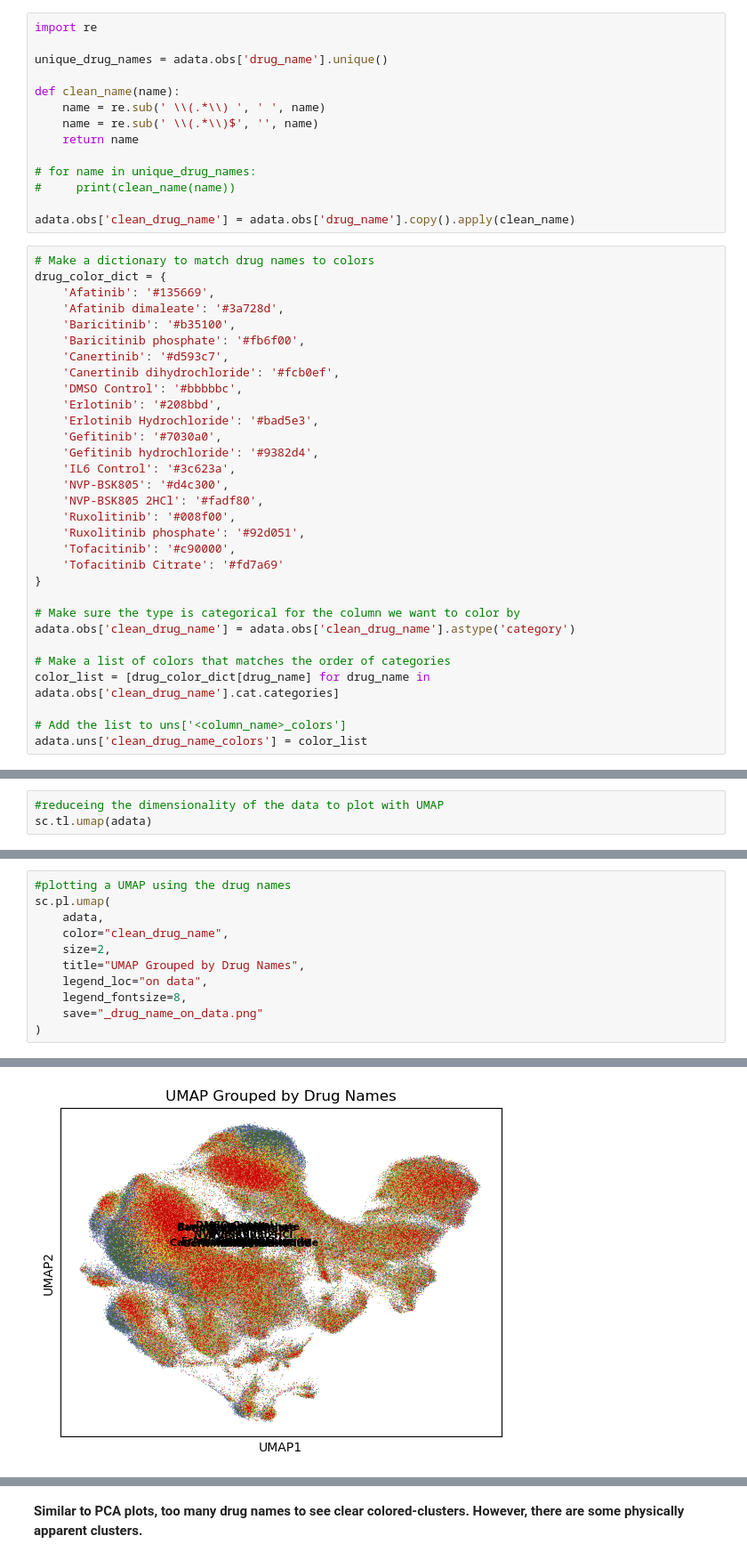
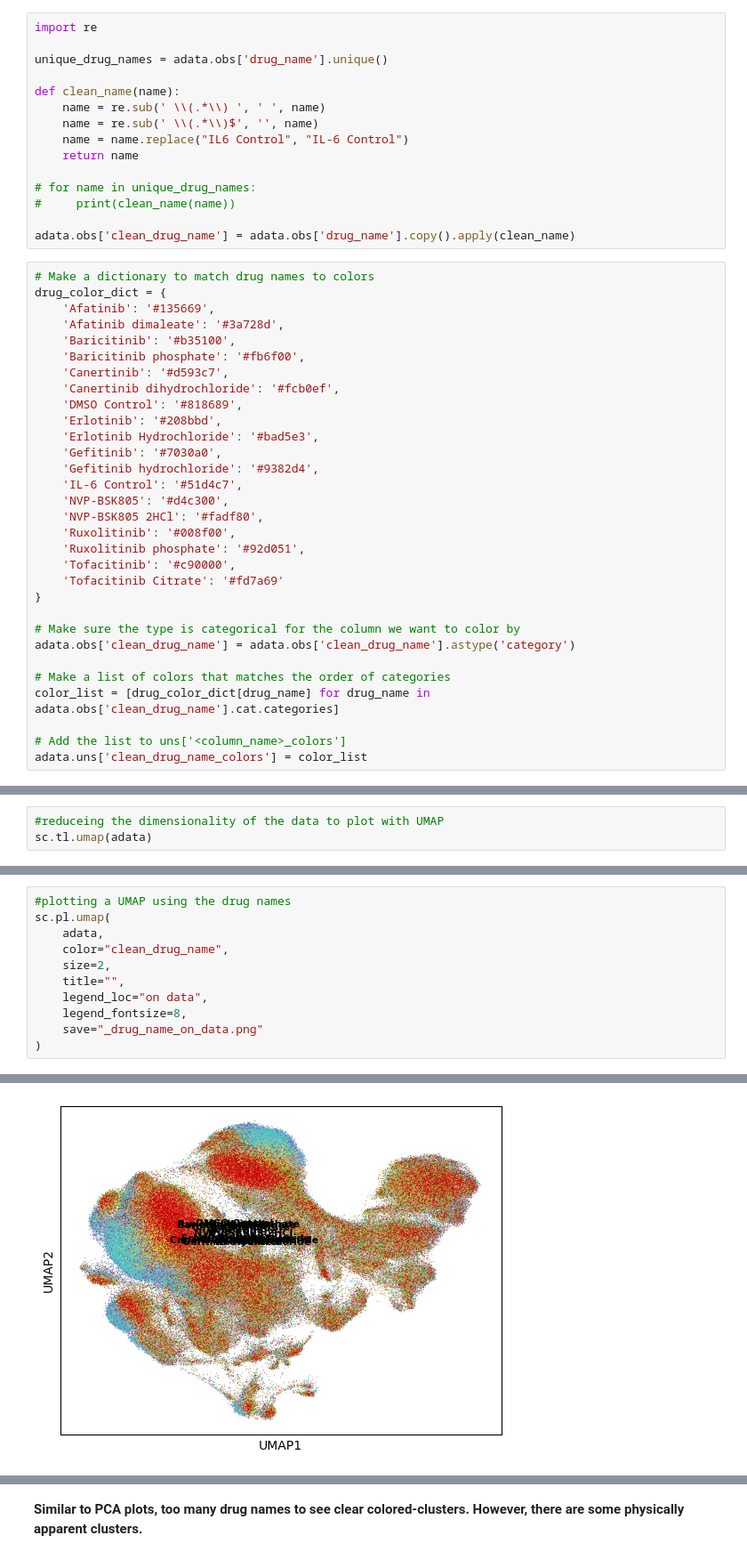
Before and after one commit to coreancutie/JAK-STAT, a Jupyter notebook: data_exploration/data_exp_filtering_PCA_UMAP_CC.ipynb, the cells around one changed output, grey strips where cells are left out. Shown at 89% size. Drawn from its saved outputs; the diff is of its cells as text.

Commit message:
updating IL-6 name and color matches for controls for figures in poster

```diff
--- a/data_exploration/data_exp_filtering_PCA_UMAP_CC.ipynb
+++ b/data_exploration/data_exp_filtering_PCA_UMAP_CC.ipynb
@@ -122,6 +122,7 @@ unique_drug_names = adata.obs['drug_name'].unique()
 def clean_name(name):
     name = re.sub(' \\(.*\\) ', ' ', name)
     name = re.sub(' \\(.*\\)$', '', name)
+    name = name.replace("IL6 Control", "IL-6 Control")
     return name
 
 # for name in unique_drug_names:
@@ -137,12 +138,12 @@ drug_color_dict = {
     'Baricitinib phosphate': '#fb6f00',
     'Canertinib': '#d593c7',
     'Canertinib dihydrochloride': '#fcb0ef',
-    'DMSO Control': '#bbbbbc',
+    'DMSO Control': '#818689',
     'Erlotinib': '#208bbd',
     'Erlotinib Hydrochloride': '#bad5e3',
     'Gefitinib': '#7030a0',
     'Gefitinib hydrochloride': '#9382d4',
-    'IL6 Control': '#3c623a',
+    'IL-6 Control': '#51d4c7',
     'NVP-BSK805': '#d4c300',
     'NVP-BSK805 2HCl': '#fadf80',
     'Ruxolitinib': '#008f00',
@@ -300,17 +301,17 @@ array(['#135669', '#3a728d', '#b35100', '#fb6f00', '#d593c7', '#fcb0ef',
 # %%
 #plotting a UMAP using the drug names
 sc.pl.umap(
     adata,
     color="clean_drug_name",
     size=2,
-    title="UMAP Grouped by Drug Names",
+    title="",
     legend_loc="on data",
     legend_fontsize=8,
     save="_drug_name_on_data.png"
 )
 # %% [output]
 WARNING: saving figure to file figures/umap_drug_name_on_data.png
-[figure, old version]
+[figure, new version]
 # %%
 #plotting a UMAP using the drug names
 ax = sc.pl.umap(
```
Also changed, not shown: parts of 4 cells of this notebook, 1 other file.
